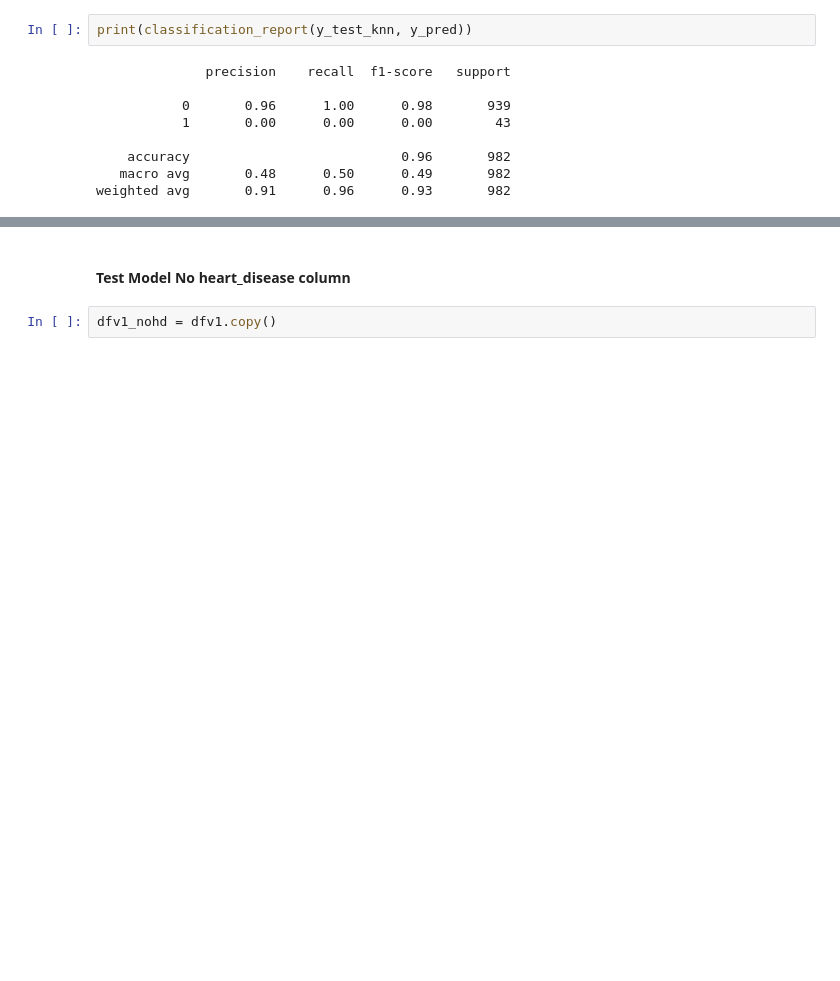
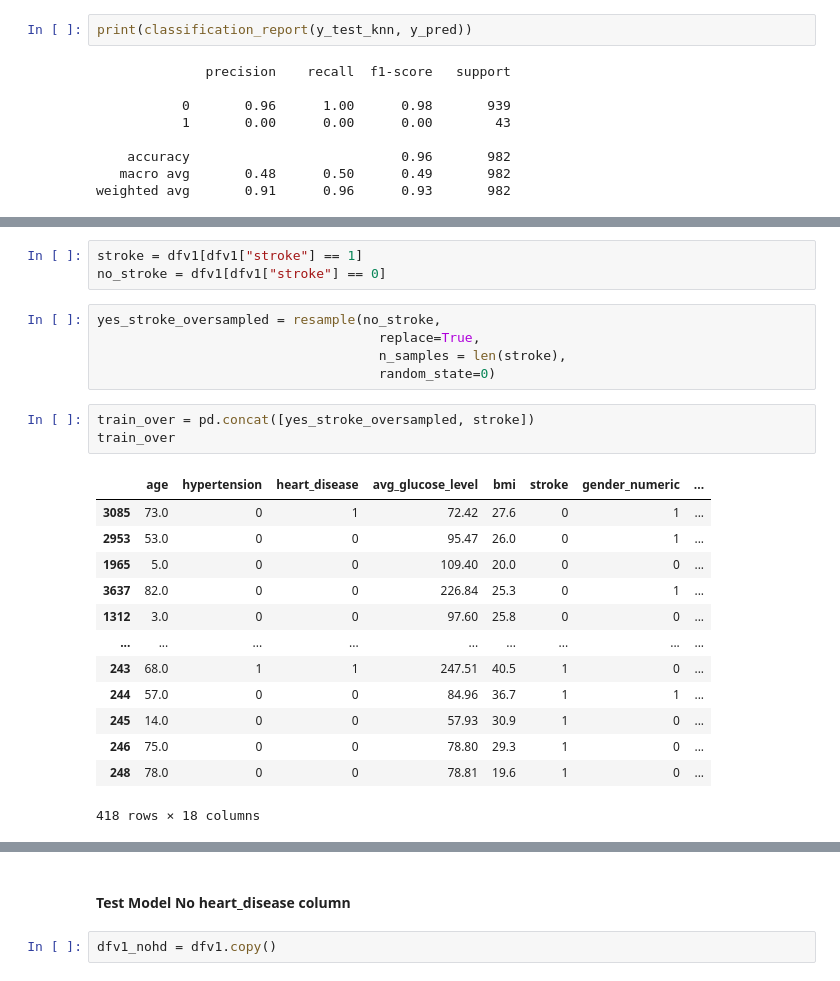
Before and after one commit to Mic-dev-gif/stroke_dataset_ml, a Jupyter notebook: main.ipynb, the cells around one changed output, grey strips where cells are left out. Cells and saved outputs as stored; diff of their text form; blank space fills up the shorter version.

```diff
--- a/main.ipynb
+++ b/main.ipynb
@@ -464,0 +555,25 @@ weighted avg       0.91      0.96      0.93       982
+# %%
+stroke = dfv1[dfv1["stroke"] == 1]
+no_stroke = dfv1[dfv1["stroke"] == 0]
+# %%
+yes_stroke_oversampled = resample(no_stroke,
+                                    replace=True,
+                                    n_samples = len(stroke),
+                                    random_state=0)
+# %%
+train_over = pd.concat([yes_stroke_oversampled, stroke])
+train_over
+# %% [output]
+|  | age | hypertension | heart_disease | avg_glucose_level | bmi | stroke | gender_numeric | ... |
+| 3085 | 73.0 | 0 | 1 | 72.42 | 27.6 | 0 | 1 | ... |
+| 2953 | 53.0 | 0 | 0 | 95.47 | 26.0 | 0 | 1 | ... |
+| 1965 | 5.0 | 0 | 0 | 109.40 | 20.0 | 0 | 0 | ... |
+| 3637 | 82.0 | 0 | 0 | 226.84 | 25.3 | 0 | 1 | ... |
+| 1312 | 3.0 | 0 | 0 | 97.60 | 25.8 | 0 | 0 | ... |
+| ... | ... | ... | ... | ... | ... | ... | ... | ... |
+| 243 | 68.0 | 1 | 1 | 247.51 | 40.5 | 1 | 0 | ... |
+| 244 | 57.0 | 0 | 0 | 84.96 | 36.7 | 1 | 1 | ... |
+| 245 | 14.0 | 0 | 0 | 57.93 | 30.9 | 1 | 0 | ... |
+| 246 | 75.0 | 0 | 0 | 78.80 | 29.3 | 1 | 0 | ... |
+| 248 | 78.0 | 0 | 0 | 78.81 | 19.6 | 1 | 0 | ... |
+418 rows × 18 columns
```
Also changed, not shown: parts of 49 cells of this notebook, 2 other files.
